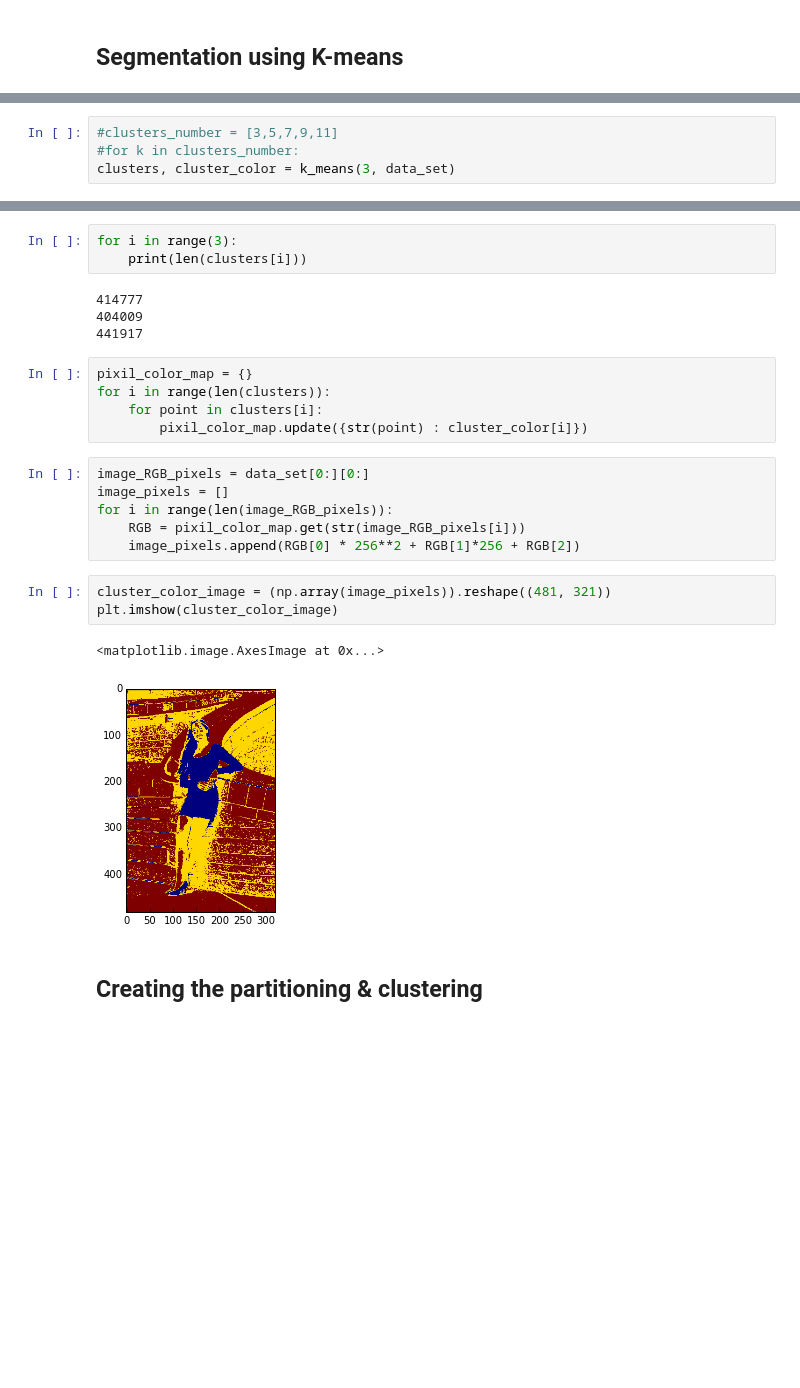
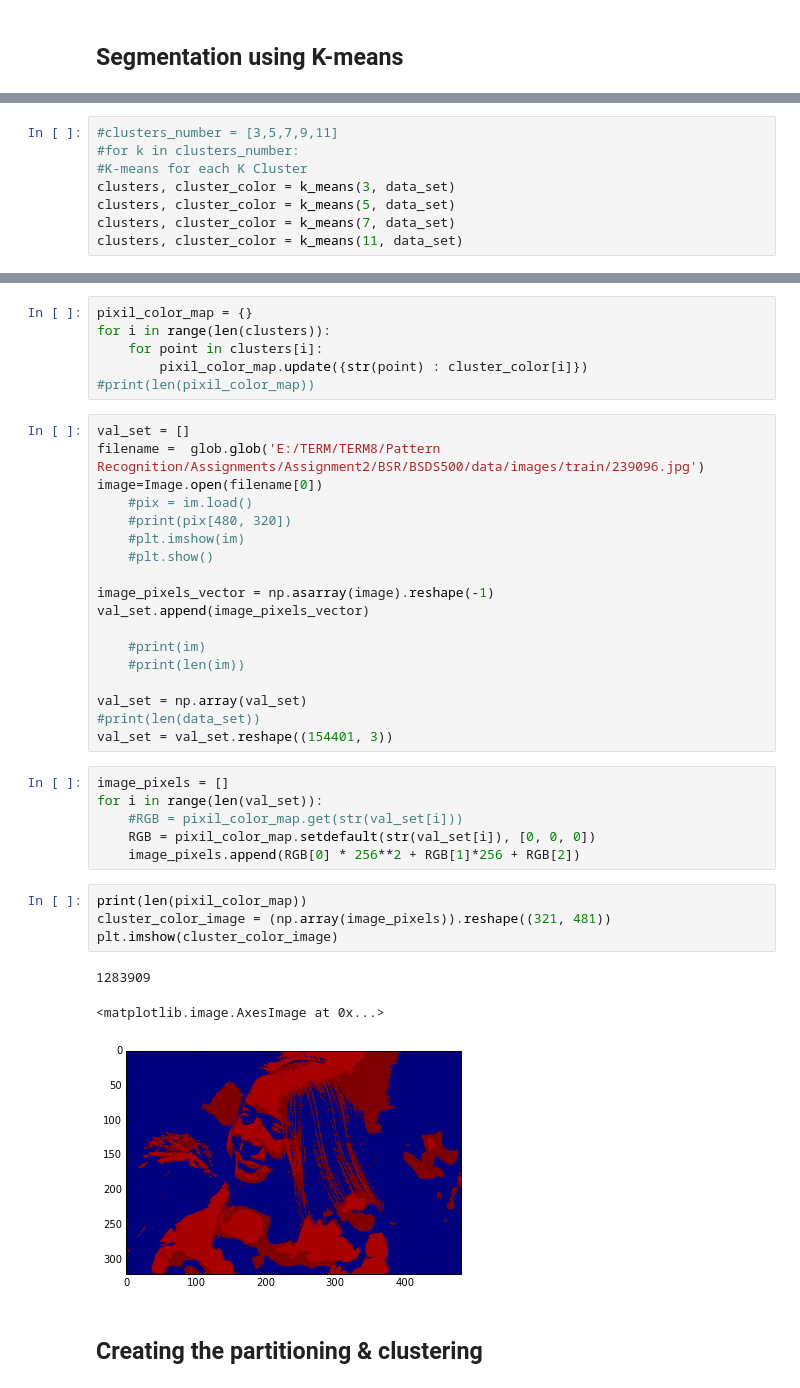
Before and after one commit to MohamedEsssam/Image-Segmentation, a Jupyter notebook: Image Segmentation.ipynb, the cells around one changed output, grey strips where cells are left out. Drawn from its saved outputs; the diff is of its cells as text; blank space fills up the shorter version.

Commit message:
apply spectral clustering and k-means with spatial layout of the pixels & its RGB

```diff
--- a/Image Segmentation.ipynb
+++ b/Image Segmentation.ipynb
@@ -112,7 +94,11 @@ def k_means(k, data_set):
 # %%
 #clusters_number = [3,5,7,9,11]
 #for k in clusters_number:
+#K-means for each K Cluster
 clusters, cluster_color = k_means(3, data_set)
+clusters, cluster_color = k_means(5, data_set)
+clusters, cluster_color = k_means(7, data_set)
+clusters, cluster_color = k_means(11, data_set)
 # %% [output]
 [array([0, 0, 0], dtype=uint8)]
 [array([0, 0, 0], dtype=uint8), array([0, 0, 2], dtype=uint8)]
@@ -131,29 +117,43 @@ lol
 lol
 0.0007884343013131456
 lol
-# %%
-for i in range(3):
-    print(len(clusters[i]))
-# %% [output]
-414777
-404009
-441917
 # %%
 pixil_color_map = {}
 for i in range(len(clusters)):
     for point in clusters[i]:
         pixil_color_map.update({str(point) : cluster_color[i]})
+#print(len(pixil_color_map))
+# %%
+val_set = []
+filename =  glob.glob('E:/TERM/TERM8/Pattern Recognition/Assignments/Assignment2/BSR/BSDS500/data/images/train/239096.jpg')
+image=Image.open(filename[0])
+    #pix = im.load()
+    #print(pix[480, 320])
+    #plt.imshow(im)
+    #plt.show()
+
+image_pixels_vector = np.asarray(image).reshape(-1)
+val_set.append(image_pixels_vector)
+
+    #print(im)
+    #print(len(im))
+
+val_set = np.array(val_set)
+#print(len(data_set))
+val_set = val_set.reshape((154401, 3))
 # %%
-image_RGB_pixels = data_set[0:][0:]
 image_pixels = []
-for i in range(len(image_RGB_pixels)):
-    RGB = pixil_color_map.get(str(image_RGB_pixels[i]))
+for i in range(len(val_set)):
+    #RGB = pixil_color_map.get(str(val_set[i]))
+    RGB = pixil_color_map.setdefault(str(val_set[i]), [0, 0, 0])
     image_pixels.append(RGB[0] * 256**2 + RGB[1]*256 + RGB[2])
 # %%
-cluster_color_image = (np.array(image_pixels)).reshape((481, 321))
+print(len(pixil_color_map))
+cluster_color_image = (np.array(image_pixels)).reshape((321, 481))
 plt.imshow(cluster_color_image)
 # %% [output]
-<matplotlib.image.AxesImage at 0x...>
+1283909
+<matplotlib.image.AxesImage at 0x...>
-[figure, old version]
+[figure, new version]
 # %% [markdown]
 ## Creating the partitioning & clustering
```
Also changed, not shown: parts of 40 cells of this notebook.
